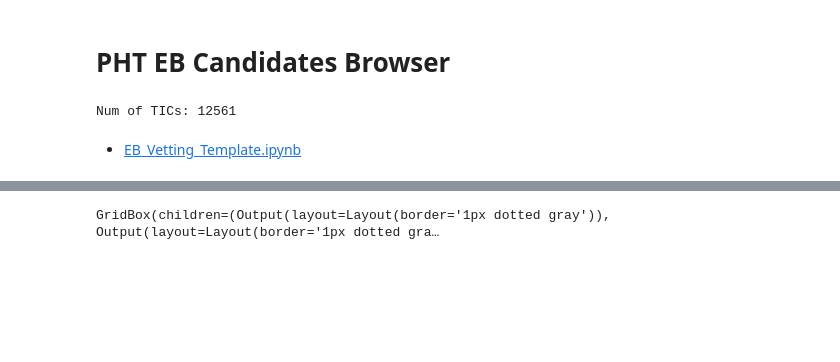
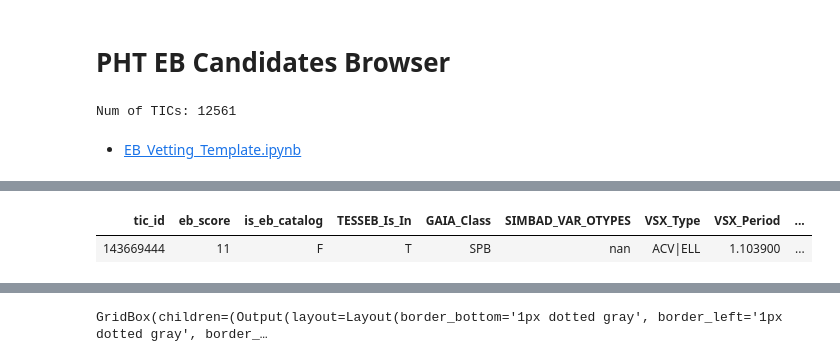
Before and after one commit to orionlee/pht_eb_stats2, a Jupyter notebook: src/dashboard_browser.ipynb, the cells around one changed output, grey strips where cells are left out. Saved outputs shown, nothing was run; the diff lists cells and outputs as text; code cells hidden in the pictures; blank space fills up the shorter version.

Commit message:
dashboard browser: misc. improvement - mainly incorporate TESSEB and Gaia DR3 info

```diff
--- a/src/dashboard_browser.ipynb
+++ b/src/dashboard_browser.ipynb
@@ -20,7 +20,8 @@ from dashboard_utils import two_columns
 
 display(HTML("<style>.container { width:99% !important; }</style>"))
 # %%
-df_catplus = dashboard_utils.join_pht_eb_candidate_catalog_with(["tesseb"])
+reload(dashboard_utils)
+df_catplus = dashboard_utils.join_pht_eb_candidate_catalog_with(["tesseb", "gaia"])
 print("Num of TICs:", len(df_catplus))
 # %% [output]
 Num of TICs: 12561
@@ -53,9 +82,23 @@ Num. of candidates selected: 596
 [interactive output not drawn]
 # %%
+tic_id = 143669444
+
+cols_to_show = ["tic_id", "eb_score", "is_eb_catalog", "TESSEB_Is_In", "GAIA_Class", "SIMBAD_VAR_OTYPES", "VSX_Type", "VSX_Period", "ASASSN_Type", "ASASSN_Per", "sectors", ]
+df_f = df_catplus[df_catplus["tic_id"] == tic_id]
+display(dashboard_utils.style(df_f[cols_to_show]))
+display(dashboard_utils.style(df_f[["SIMBAD_MAIN_ID", "VSX_OID", "ASASSN_Name", "ASASSN_URL", "TESSEB_URL", "GAIA_DR3_URL", "GAIA_DR3_VAR_URL"]]))  # links to other catalogs
+
+if True:  # set to true to display additional arbitary columns
+    cols = [c for c in df_catplus.columns if "TESSEB" in c]
+    display(dashboard_utils.style(df_f[cols]))
+
+
 dashboard_utils.display_details(
-    tic_id=4200337,
+    tic_id=tic_id,
     type="tic_meta",
     brief=True,
 )
 plt.close(1);  # hide the plot outside the grid
 # %% [output]
+| tic_id | eb_score | is_eb_catalog | TESSEB_Is_In | GAIA_Class | SIMBAD_VAR_OTYPES | VSX_Type | VSX_Period | ... |
+| 143669444 | 11 | F | T | SPB | nan | ACV|ELL | 1.103900 | ... |
@@ -62 +109 @@ plt.close(1);  # hide the plot outside the grid
-GridBox(children=(Output(layout=Layout(border='1px dotted gray')), Output(layout=Layout(border='1px dotted gra…
+GridBox(children=(Output(layout=Layout(border_bottom='1px dotted gray', border_left='1px dotted gray', border_…
```
Also changed, not shown: parts of 3 cells of this notebook.
